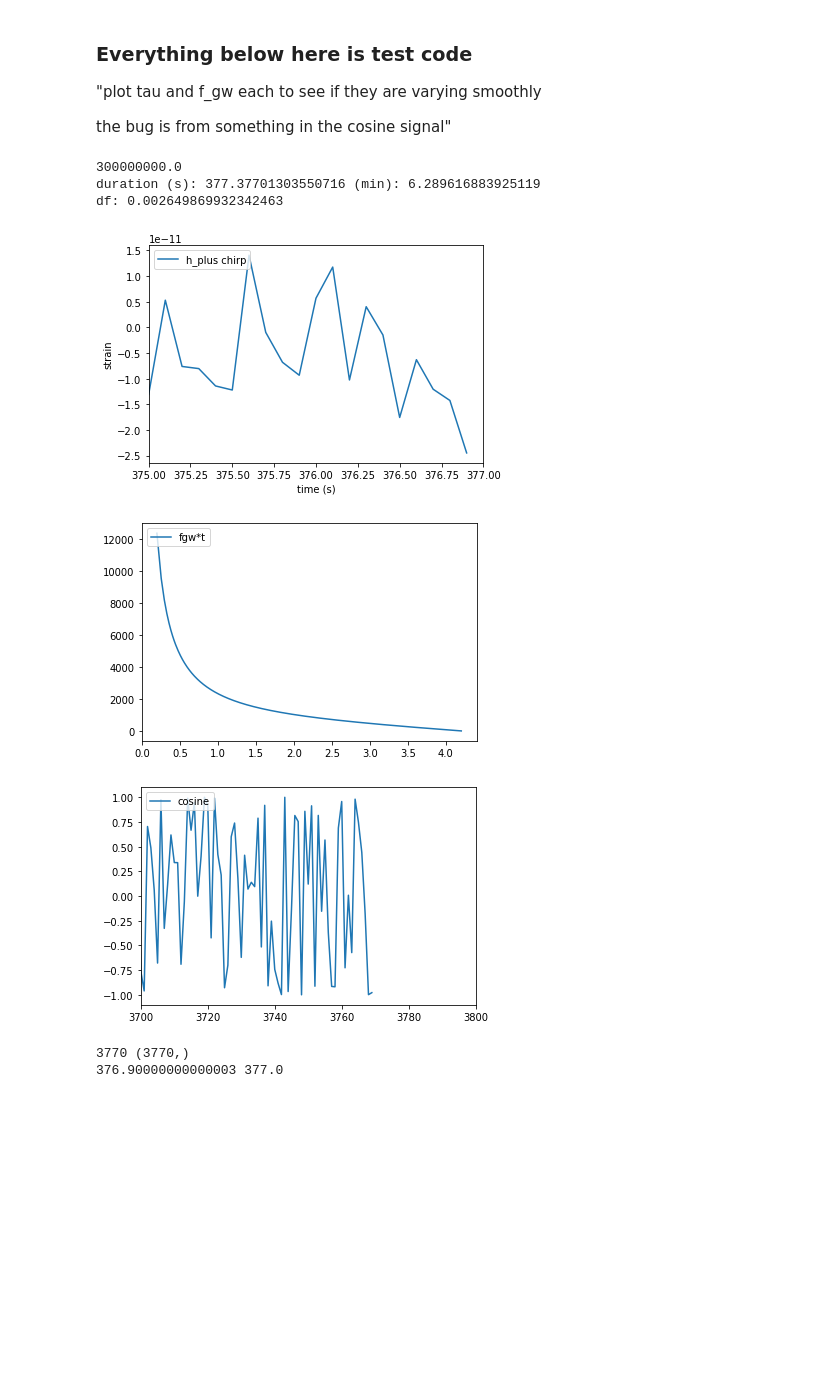
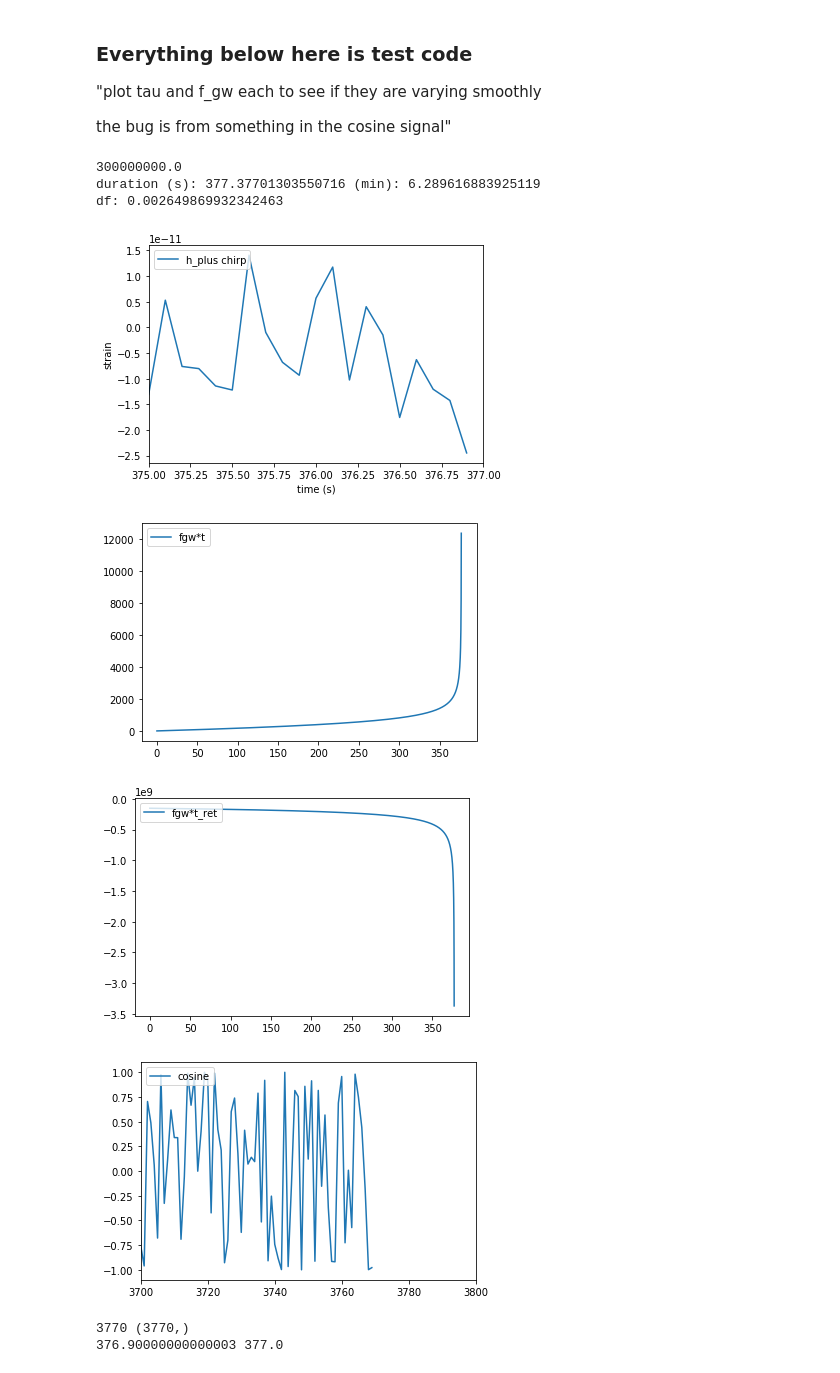
Before and after one commit to jwaldroup/gracefo_gw_search, a Jupyter notebook: q_c_orbit_basic_waveform.ipynb, the cells around one changed output. Drawn from its saved outputs; the diff is of its cells as text; code cells hidden in the pictures; blank space fills up the shorter version.

```diff
--- a/q_c_orbit_basic_waveform.ipynb
+++ b/q_c_orbit_basic_waveform.ipynb
@@ -167,37 +167,42 @@ t_array, tau_array, fgw_array, t_ret_array, plus, cross = testing_strain_wavefor
 
 #print(t_ret_array)
 
 if isinstance(t_ret_array[0], complex):
     print('complex')
 
 #plot entire plus polarization strain
 plt.plot(t_array, plus, label='h_plus chirp')
 plt.xlabel('time (s)')
 plt.ylabel('strain')
 plt.legend(loc='upper left')
 plt.xlim(375, 377)
 
-#plotting product of f_gw and t_ret to see if it's smooth
+#plotting product of f_gw and t to see if it's smooth
 plt.figure()
 #plt.plot(fgw_array*t_ret_array/1e10)
-plt.plot(1.0/fgw_array, fgw_array*2*np.pi*t_array, label='fgw*t')
+plt.plot(t_array, fgw_array*2*np.pi*t_array, label='fgw*t')
 #plt.xlim(3760, 3770)
+plt.legend(loc='upper left')
+
+plt.figure()
+plt.plot(t_array, fgw_array*2*np.pi*t_ret_array, label='fgw*t_ret')
 plt.legend(loc='upper left')
 
 #plotting the cosine/sign term of strain amplitude
 plt.figure()
 plt.plot( np.cos((fgw_array*t_ret_array)), label='cosine')
 plt.legend(loc='upper left')
 plt.xlim(3700, 3800)
 
 plt.show()
 # %% [output]
 300000000.0
 duration (s): 377.37701303550716 (min): 6.289616883925119
 df: 0.002649869932342463
 [figure]
-[figure, old version]
+[figure, new version]
-[figure, old version]
+[figure, new version]
+[figure, added]
 # %%
 print(np.size(tau_array), np.shape(tau_array))
 print(t_array[-1], tau_array[0])
```
Also changed, not shown: 1 other file.
